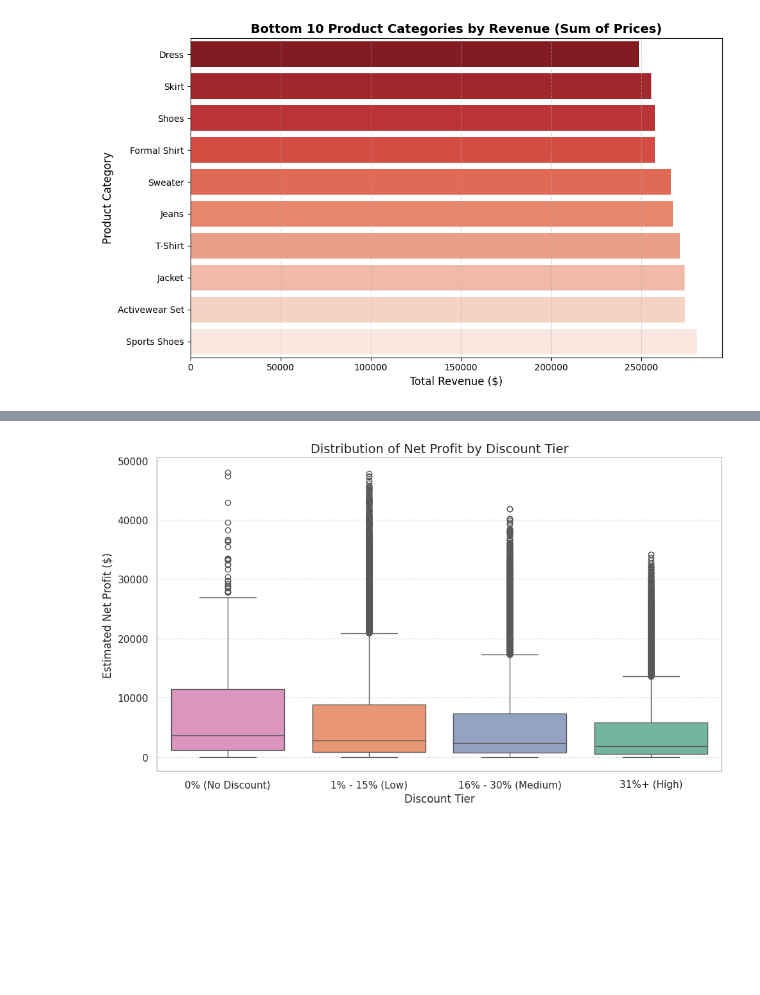
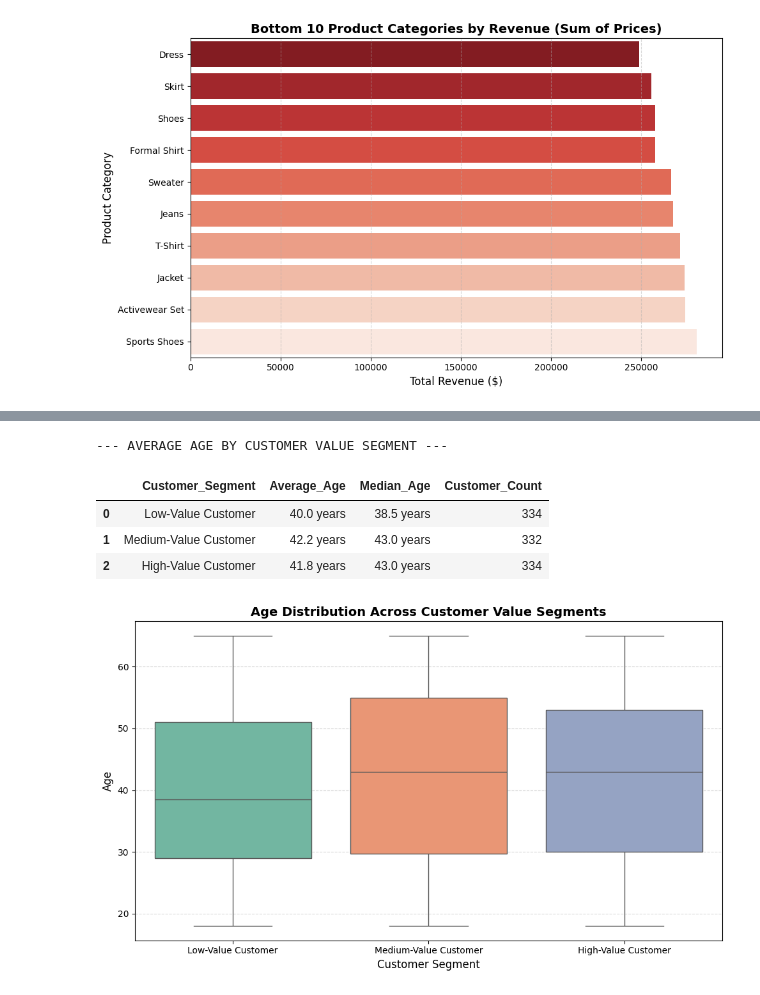
Before and after one commit to VY-MS123/NTUC_Capstone_MarketAnalysis, a Jupyter notebook: Capstone_Market.ipynb, the cells around one changed output, grey strips where cells are left out. Saved outputs shown, nothing was run; the diff lists cells and outputs as text; code cells hidden in the pictures; blank space fills up the shorter version.

```diff
--- a/Capstone_Market.ipynb
+++ b/Capstone_Market.ipynb
@@ -790,23 +711,45 @@ display(summary_table)
 # %%
+import pandas as pd
 import matplotlib.pyplot as plt
 import seaborn as sns
 
+# Ensure we have the merged customer demographics and segmentation
+customer_demographics_df = pd.merge(customer_financials, cust_df, on='customer_id')
+
+# Calculate average age per value segment
+age_comparison = customer_demographics_df.groupby('Customer_Segment', observed=False).agg(
+    Average_Age=('age', 'mean'),
+    Median_Age=('age', 'median'),
+    Customer_Count=('customer_id', 'count')
+).reset_index()
+
+print("--- AVERAGE AGE BY CUSTOMER VALUE SEGMENT ---")
+display(age_comparison.style.format({
+    'Average_Age': '{:.1f} years',
+    'Median_Age': '{:.1f} years',
+    'Customer_Count': '{:,}'
+}))
+
+# Visualize age distribution across segments using box plots and violin plots
 plt.figure(figsize=(10, 6))
 sns.boxplot(
-    data=df,
-    x='Discount_Tier',
-    y='Estimated_Profit',
-    order=['0% (No Discount)', '1% - 15% (Low)', '16% - 30% (Medium)', '31%+ (High)'],
+    data=customer_demographics_df,
+    x='Customer_Segment',
+    y='age',
     palette='Set2',
-    hue='Discount_Tier',
+    hue='Customer_Segment',
     legend=False
 )
-
-plt.title('Distribution of Net Profit by Discount Tier', fontsize=14)
-plt.xlabel('Discount Tier', fontsize=12)
-plt.ylabel('Estimated Net Profit ($)', fontsize=12)
+plt.title('Age Distribution Across Customer Value Segments', fontsize=14, fontweight='bold')
+plt.xlabel('Customer Segment', fontsize=12)
+plt.ylabel('Age', fontsize=12)
 plt.grid(True, axis='y', linestyle='--', alpha=0.5)
 plt.tight_layout()
 plt.show()
 # %% [output]
+--- AVERAGE AGE BY CUSTOMER VALUE SEGMENT ---
+|  | Customer_Segment | Average_Age | Median_Age | Customer_Count |
+| 0 | Low-Value Customer | 40.0 years | 38.5 years | 334 |
+| 1 | Medium-Value Customer | 42.2 years | 43.0 years | 332 |
+| 2 | High-Value Customer | 41.8 years | 43.0 years | 334 |
-[figure, old version]
+[figure, new version]
```
Also changed, not shown: parts of 14 cells of this notebook.
